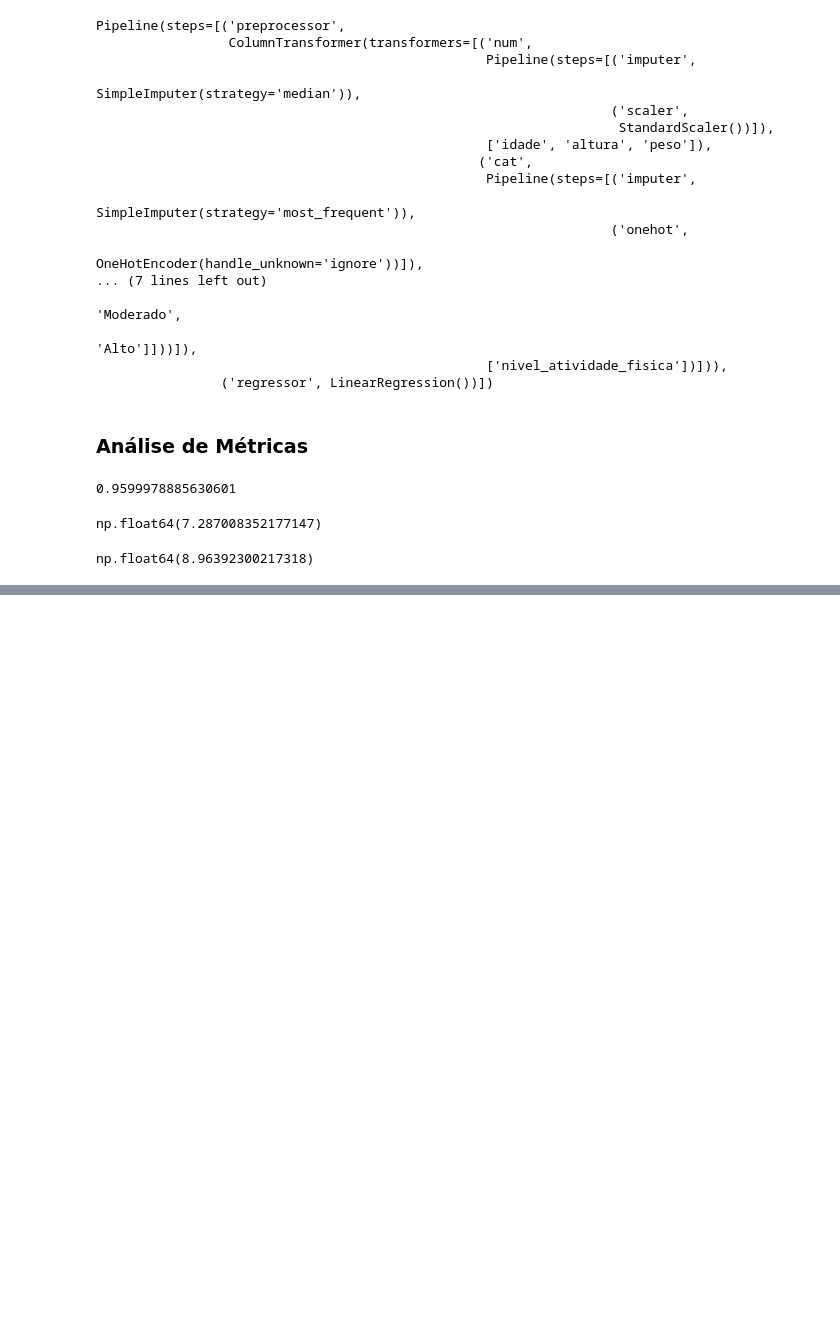
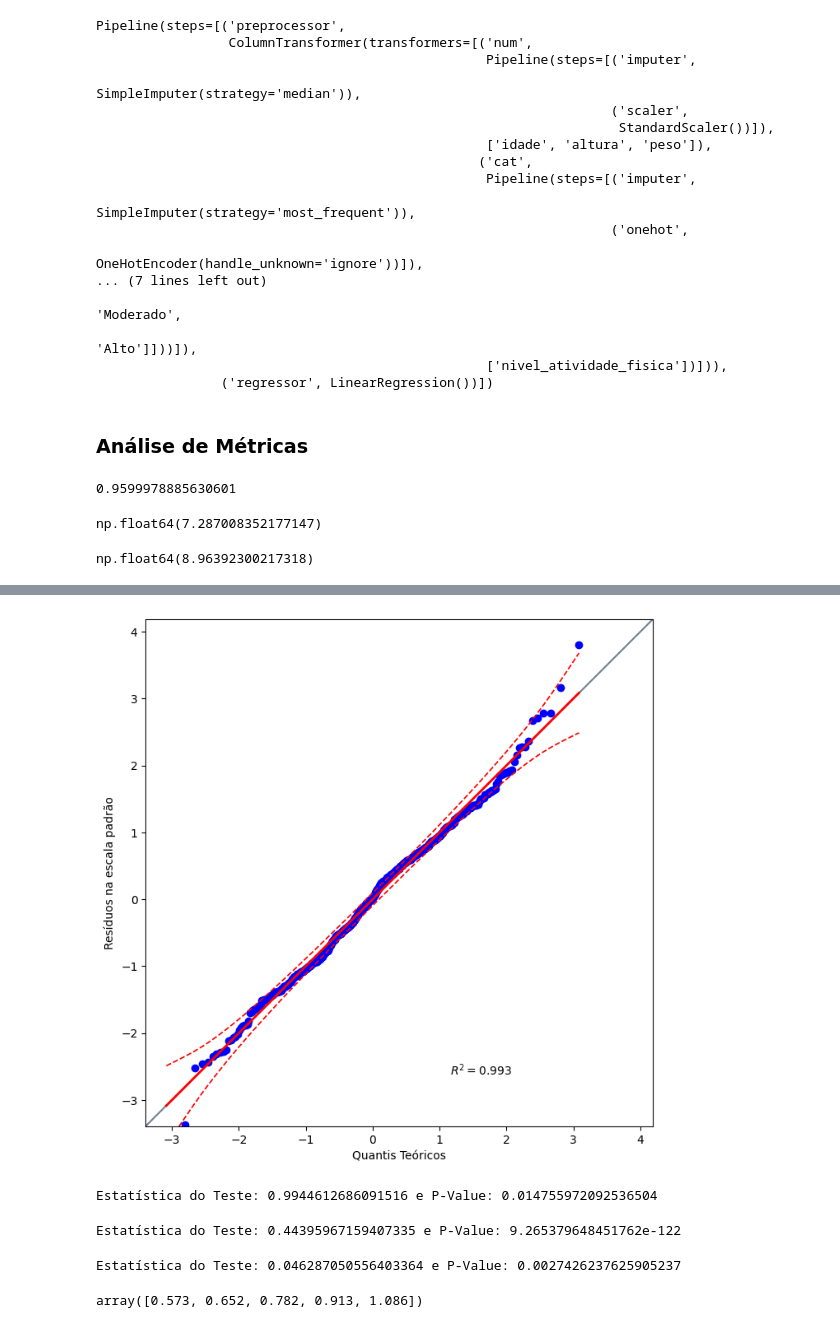
Before and after one commit to GabrielVitorSilva/regressao-linear-multipla, a Jupyter notebook: modelo_colesterol.ipynb, the cells around one changed output, grey strips where cells are left out. Saved outputs shown, nothing was run; the diff lists cells and outputs as text; code cells hidden in the pictures; blank space fills up the shorter version.

```diff
--- a/modelo_colesterol.ipynb
+++ b/modelo_colesterol.ipynb
@@ -347,0 +366,31 @@ np.float64(8.96392300217318)
+# %%
+# Chegar se resíduos seguem uma distribuição normal
+# QQ Plot
+import pingouin as pg
+plt.figure(figsize=(14,8))
+pg.qqplot(residuos_std, dist='norm', confidence=0.95)
+plt.xlabel('Quantis Teóricos')
+plt.ylabel('Resíduos na escala padrão')
+plt.show()
+# %% [output]
+[figure, added]
+# %%
+# Teste de normalidade de Shapiro-Wilk
+from scipy.stats import shapiro, kstest, anderson
+from statsmodels.stats.diagnostic import lilliefors, het_goldfeldquandt
+stat_shapiro, p_value_shapiro = shapiro(residuos)
+print('Estatística do Teste: {} e P-Value: {}'.format(stat_shapiro, p_value_shapiro))
+# %% [output]
+Estatística do Teste: 0.9944612686091516 e P-Value: 0.014755972092536504
+# %%
+# Teste de Kolmogorov-Sminorv
+stat_ks, p_value_ks = kstest(residuos, 'norm')
+print('Estatística do Teste: {} e P-Value: {}'.format(stat_ks, p_value_ks))
+# %% [output]
+Estatística do Teste: 0.44395967159407335 e P-Value: 9.265379648451762e-122
+# %%
+# Teste de Lilliefors
+stat_ll, p_value_ll = lilliefors(residuos, dist='norm', pvalmethod='table')
+print('Estatística do Teste: {} e P-Value: {}'.format(stat_ll, p_value_ll))
+# %% [output]
+Estatística do Teste: 0.046287050556403364 e P-Value: 0.0027426237625905237
@@ -347,0 +400,4 @@ np.float64(8.96392300217318)
+# %%
+critical_and
+# %% [output]
+array([0.573, 0.652, 0.782, 0.913, 1.086])
```
Also changed, not shown: parts of 10 cells of this notebook, 2 other files.
